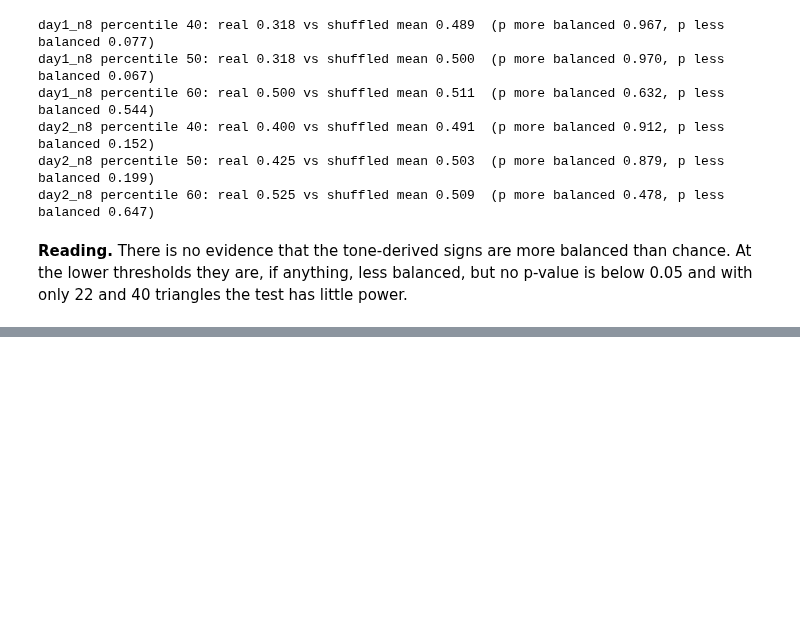
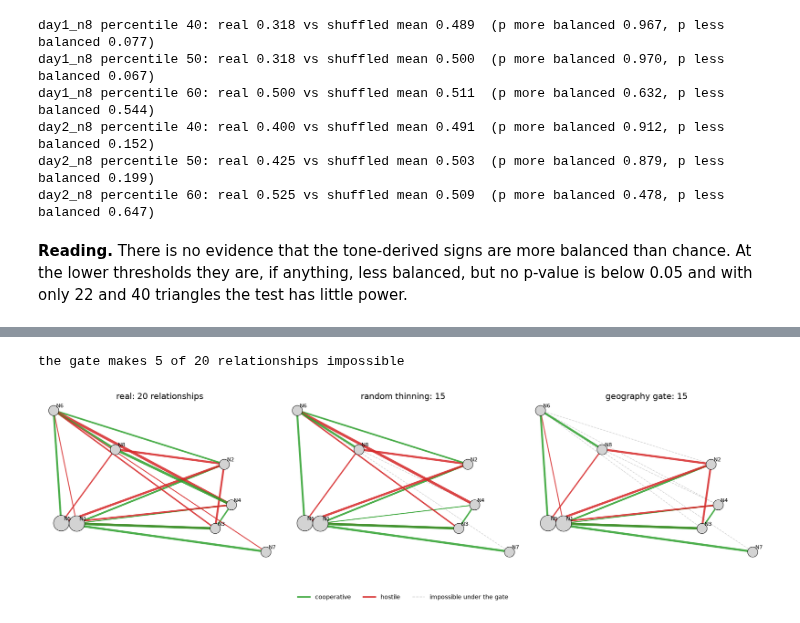
Before and after one commit to Shadowfish123/CITS4403-Geopolitics_simulation, a Jupyter notebook: notebooks/analysis.ipynb, the cells around one changed output, grey strips where cells are left out. Saved outputs shown, nothing was run; the diff lists cells and outputs as text; code cells hidden in the pictures; blank space fills up the shorter version.

Commit message:
add notebook(unfinish)
This notebook shows the real geo, which presents the nations' geological coordinates. Also demonstrate whether the theory of the main model conflicts with the test model

```diff
--- a/notebooks/analysis.ipynb
+++ b/notebooks/analysis.ipynb
@@ -249,0 +267,19 @@ day2_n8 percentile 60: real 0.525 vs shuffled mean 0.509  (p more balanced 0.478
+# %%
+import geography as geo
+import geo_experiments as gex
+
+G1 = networks["Day 1 (4 Oct)"]
+KEEP = gex.DEFAULT_KEEP
+r_min = geo.calibrate_r_min(G1, target_keep=KEEP, probes=gex.CALIBRATION_PROBES, seed=100)
+
+substrates = {}
+print(f"keep {KEEP:.0%} of the day-1 relationships, reach intercept r_min = {r_min:.3f}\n")
+print(f"{'substrate':<11}{'relationships':<15}{'triangles':<11}{'components':<12}"
+      f"{'isolated':<10}mean distance")
+for kind in gex.SUBSTRATES:
+    H, positions, economy, _ = gex.build_substrate(G1, kind, draw_seed=100,
+                                                   keep=KEEP, r_min=r_min)
+    substrates[kind] = (H, positions, economy)
+    s = geo.describe(H, positions)
+    print(f"{kind:<11}{s['edges']:<15}{s['triangles']:<11}{s['components']:<12}"
+          f"{s['isolated_nodes']:<10}{s['mean_edge_length']:.2f}")
@@ -249,0 +297,46 @@ day2_n8 percentile 60: real 0.525 vs shuffled mean 0.509  (p more balanced 0.478
+# %%
+def draw_map(ax, G, positions, economy, title, removed=()):
+    for u, v in removed:
+        (x1, y1), (x2, y2) = positions[u], positions[v]
+        ax.plot([x1, x2], [y1, y2], color="lightgray", linestyle="--",
+                linewidth=0.9, zorder=1)
+    for u, v, d in G.edges(data=True):
+        (x1, y1), (x2, y2) = positions[u], positions[v]
+        colour = "tab:green" if d["sign"] == 1 else "tab:red"
+        ax.plot([x1, x2], [y1, y2], color=colour,
+                linewidth=0.8 + 3.5 * d["inertia"], alpha=0.85,
+                solid_capstyle="round", zorder=2)
+    for node in G.nodes():
+        x, y = positions[node]
+        ax.scatter(x, y, s=120 + 400 * economy[node], color="lightgray",
+                   edgecolors="black", linewidths=0.6, zorder=3)
+        ax.annotate(node.replace("Nation_", "N"), (x, y), xytext=(4, 4),
+                    textcoords="offset points", fontsize=8, zorder=4)
+    ax.set_title(title)
+    ax.set_aspect("equal")
+    ax.axis("off")
+
+
+real, real_positions, real_economy = substrates["real"]
+random_network, random_positions, random_economy = substrates["random"]
+geo_network, geo_positions, geo_economy = substrates["geo"]
+impossible = [edge for edge in real.edges() if not geo_network.has_edge(*edge)]
+print(f"the gate makes {len(impossible)} of {real.number_of_edges()} relationships impossible")
+
+fig, axes = plt.subplots(1, 3, figsize=(15, 5))
+draw_map(axes[0], real, real_positions, real_economy,
+         f"real: {real.number_of_edges()} relationships")
+draw_map(axes[1], random_network, random_positions, random_economy,
+         f"random thinning: {random_network.number_of_edges()}", removed=impossible)
+draw_map(axes[2], geo_network, geo_positions, geo_economy,
+         f"geography gate: {geo_network.number_of_edges()}", removed=impossible)
+legend = [plt.Line2D([], [], color="tab:green", linewidth=2, label="cooperative"),
+          plt.Line2D([], [], color="tab:red", linewidth=2, label="hostile"),
+          plt.Line2D([], [], color="lightgray", linestyle="--", linewidth=1,
+                     label="impossible under the gate")]
+fig.legend(handles=legend, loc="lower center", ncol=3, frameon=False, fontsize=9)
+plt.tight_layout()
+plt.show()
+# %% [output]
+the gate makes 5 of 20 relationships impossible
+[figure, added]
```
Also changed, not shown: parts of 15 cells of this notebook.
